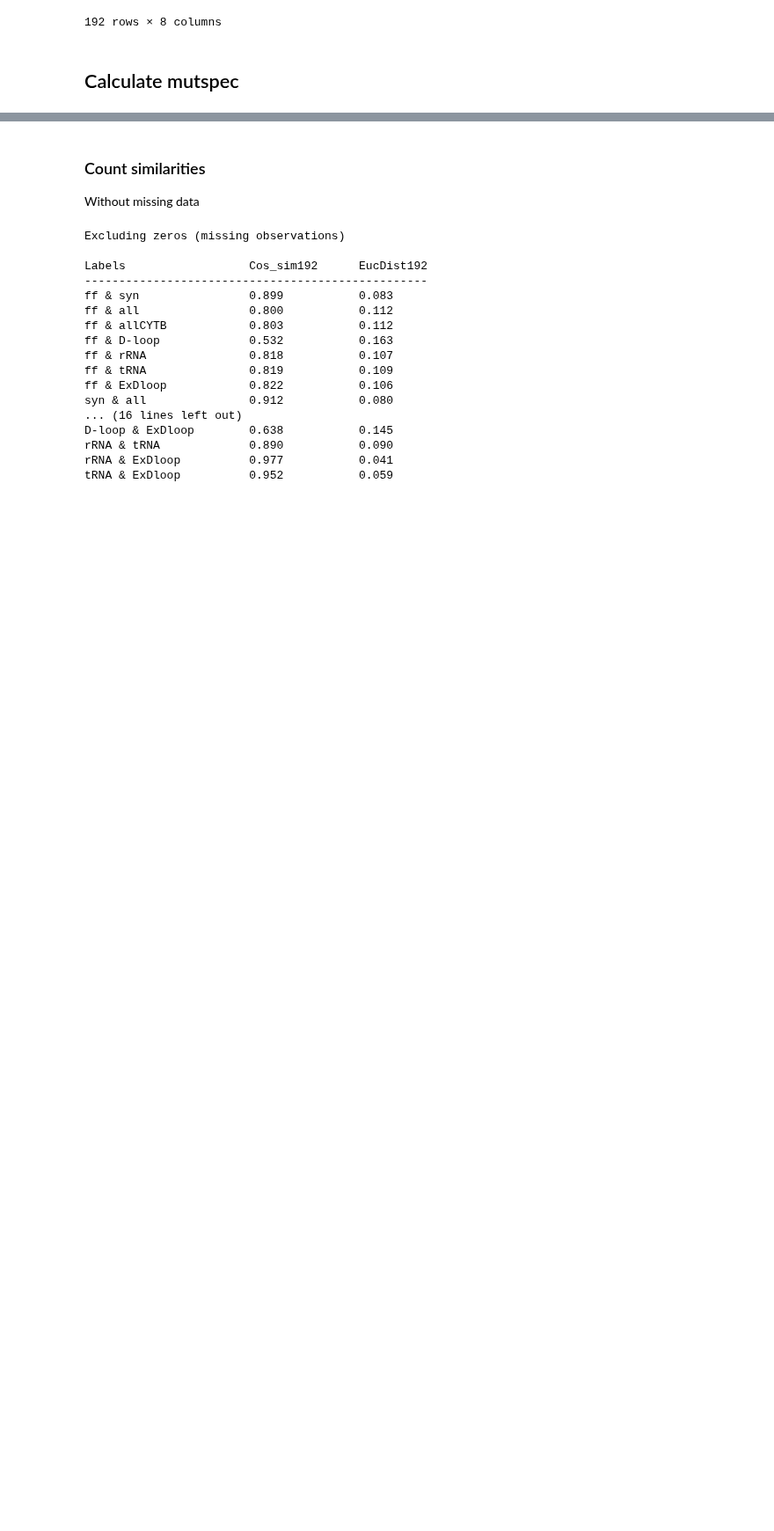
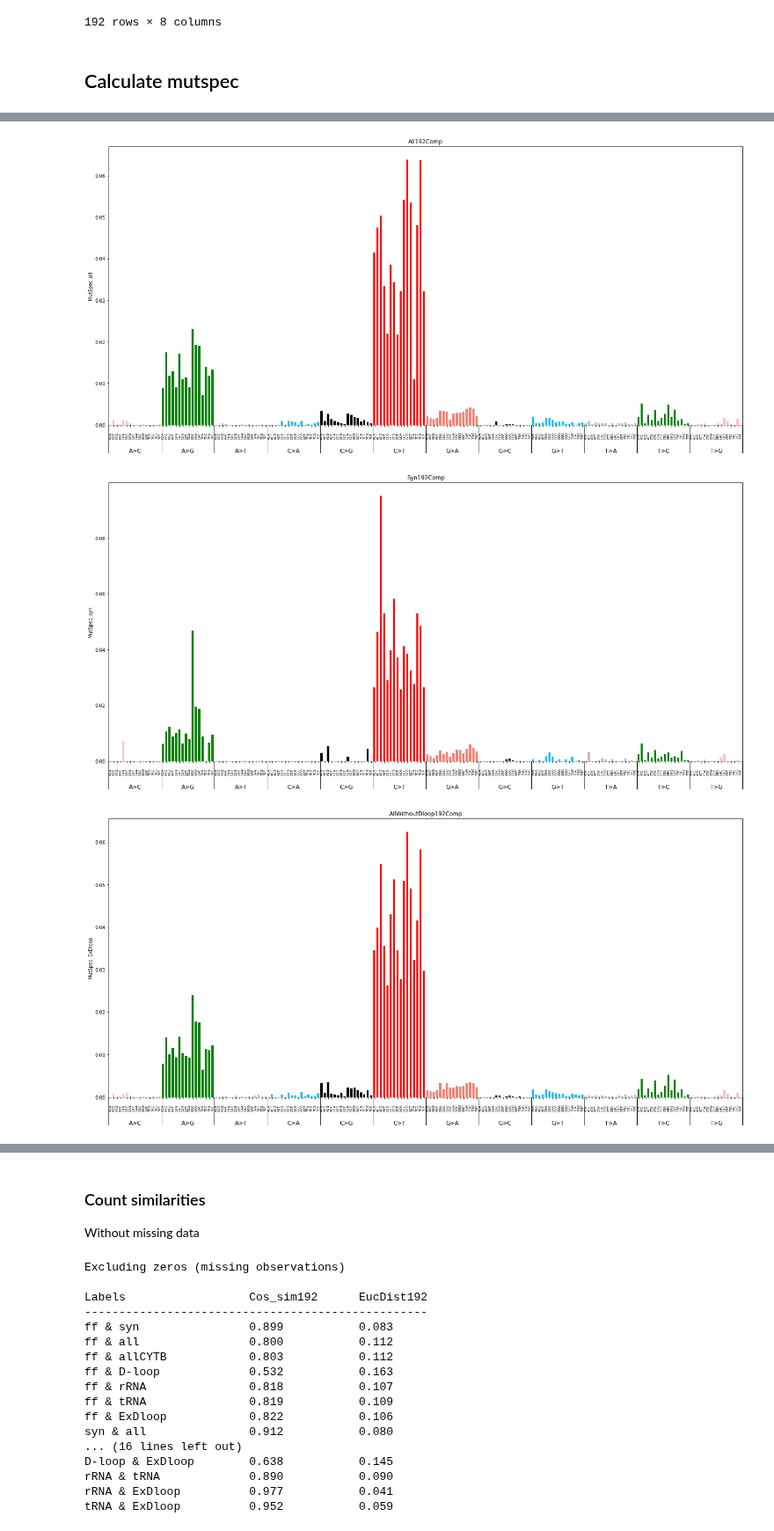
Before and after one commit to mitoclub/mtdnaMutSpecOfCancers, a Jupyter notebook: notebooks/mutspec.ipynb, the cells around one changed output, grey strips where cells are left out. Shown at 88% size. Cells and saved outputs as stored; diff of their text form; code cells hidden in the pictures; blank space fills up the shorter version.

```diff
--- a/notebooks/mutspec.ipynb
+++ b/notebooks/mutspec.ipynb
@@ -142,0 +169,7 @@ mutspec192
+# %%
+for mylbl, kplbl in [("MutSpec_all", "All192Comp"), ("MutSpec_syn", "Syn192Comp"), ("MutSpec_ExDloop", "AllWithoutDloop192Comp")]:
+    plot_mutspec192(mutspec192, mylbl, kplbl, filepath=f"../figures/{kplbl}.pdf")
+# %% [output]
+[figure, added]
+[figure, added]
+[figure, added]
```
Also changed, not shown: parts of 11 cells of this notebook, 11 other files.
